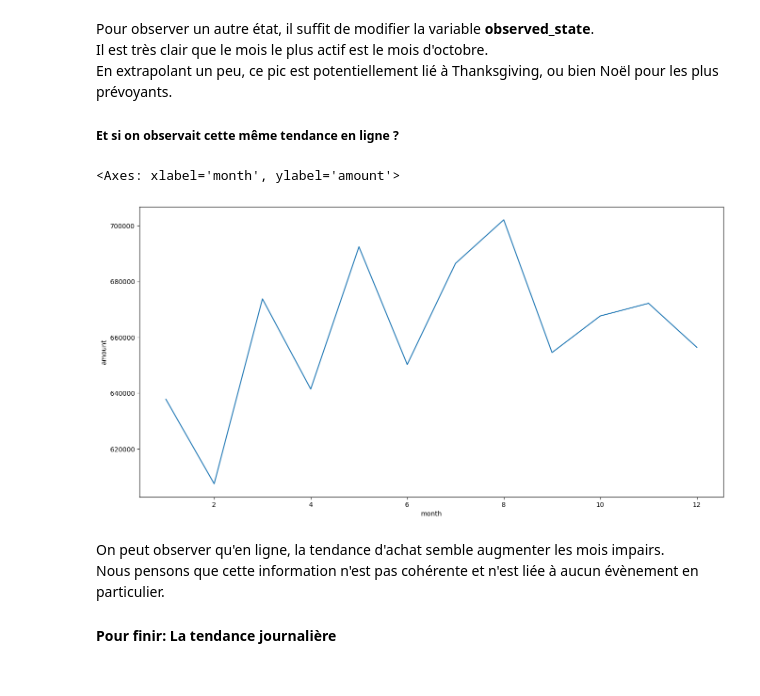
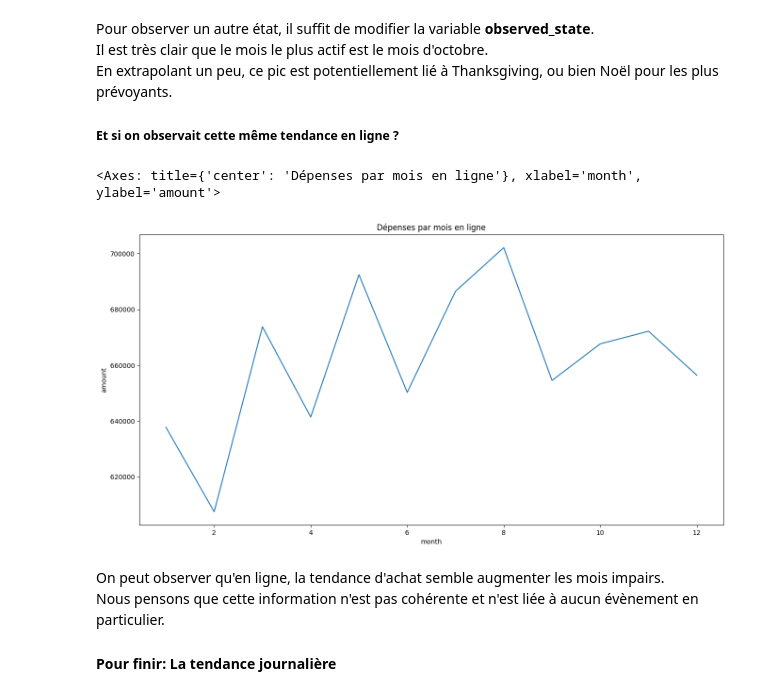
Before and after one commit to etu47734/Projet-Data-Analytics, a Jupyter notebook: init.ipynb, the cells around one changed output. Saved outputs shown, nothing was run; the diff lists cells and outputs as text; code cells hidden in the pictures.

```diff
--- a/init.ipynb
+++ b/init.ipynb
@@ -278,12 +284,13 @@ En extrapolant un peu, ce pic est potentiellement lié à Thanksgiving, ou bien
 # %%
 amount_by_state_per_month = transactions.groupby(['merchant_state', 'month']).amount.sum()
 
 plt.figure(figsize=(16,8))
+plt.title("Dépenses par mois en ligne")
 
 sns.lineplot(data=amount_by_state_per_month["Online"])
 # %% [output]
-<Axes: xlabel='month', ylabel='amount'>
+<Axes: title={'center': 'Dépenses par mois en ligne'}, xlabel='month', ylabel='amount'>
-[figure, old version]
+[figure, new version]
 # %% [markdown]
 On peut observer qu'en ligne, la tendance d'achat semble augmenter les mois impairs.
 Nous pensons que cette information n'est pas cohérente et n'est liée à aucun évènement en particulier.
```
Also changed, not shown: parts of 5 cells of this notebook.
